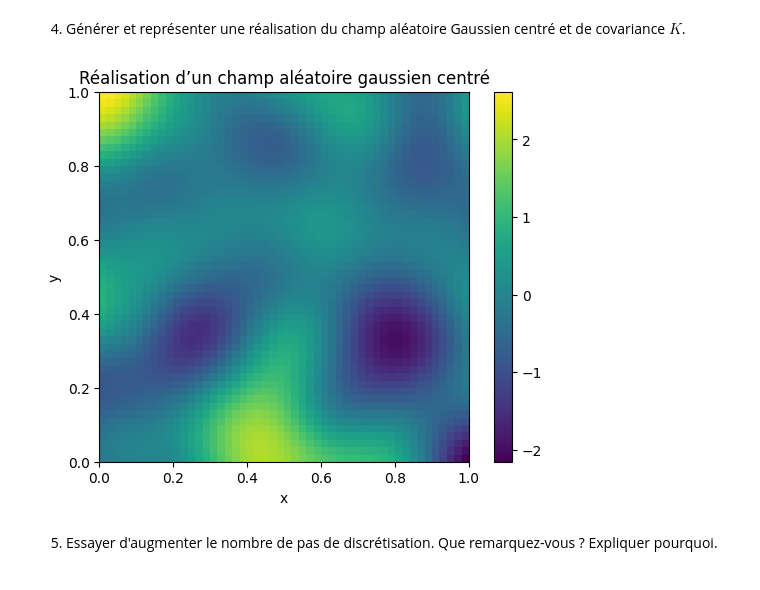
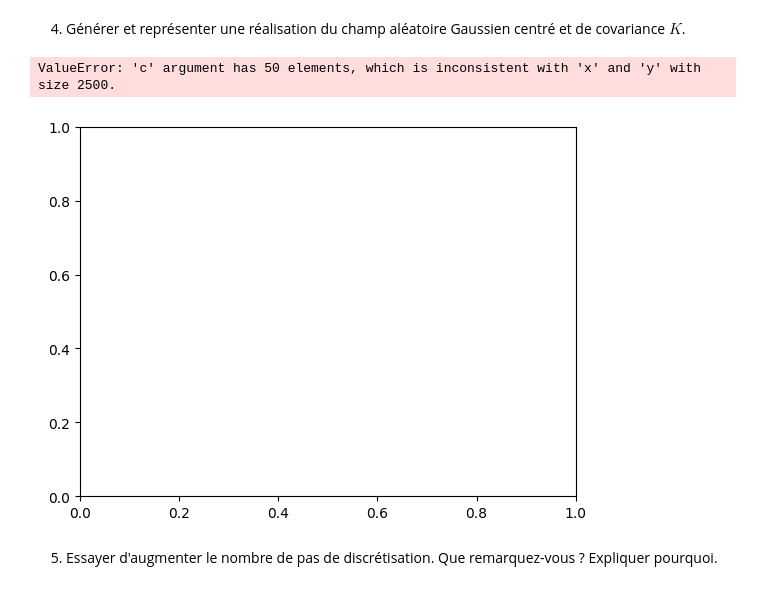
Before and after one commit to erhel-czc/projet-probabilites, a Jupyter notebook: Projet Probabilités.ipynb, the cells around one changed output. Cells and saved outputs as stored; diff of their text form; code cells hidden in the pictures.

```diff
--- a/Projet Probabilités.ipynb
+++ b/Projet Probabilités.ipynb
@@ -96,22 +96,19 @@ print(L)
 # %%
 # Tirage d'un vecteur gaussien centré réduit
 Z = np.random.randn(K.shape[0])
 
 U = L @ Z #produit matriciel
 
-# passage de la 1D à la 2D
-champ = U.reshape((n, n))
-"""comprendre !!!!"""
-
 plt.figure()
-plt.imshow(champ, origin='lower', extent=[0, 1, 0, 1])
-plt.colorbar()
-plt.title("Réalisation d’un champ aléatoire gaussien centré")
+plt.scatter(points[:, 0], points[:, 1], c=U.ravel(), cmap="viridis", s=10)
+plt.colorbar(label="Valeur du champ")
+plt.title("Champ gaussien simulé")
 plt.xlabel("x")
 plt.ylabel("y")
 plt.show()
 # %% [output]
+ValueError: 'c' argument has 50 elements, which is inconsistent with 'x' and 'y' with size 2500.
-[figure, old version]
+[figure, new version]
 # %% [markdown]
 5. Essayer d'augmenter le nombre de pas de discrétisation. Que remarquez-vous ? Expliquer pourquoi.
 # %% [markdown]
```
Also changed, not shown: parts of 5 cells of this notebook.
